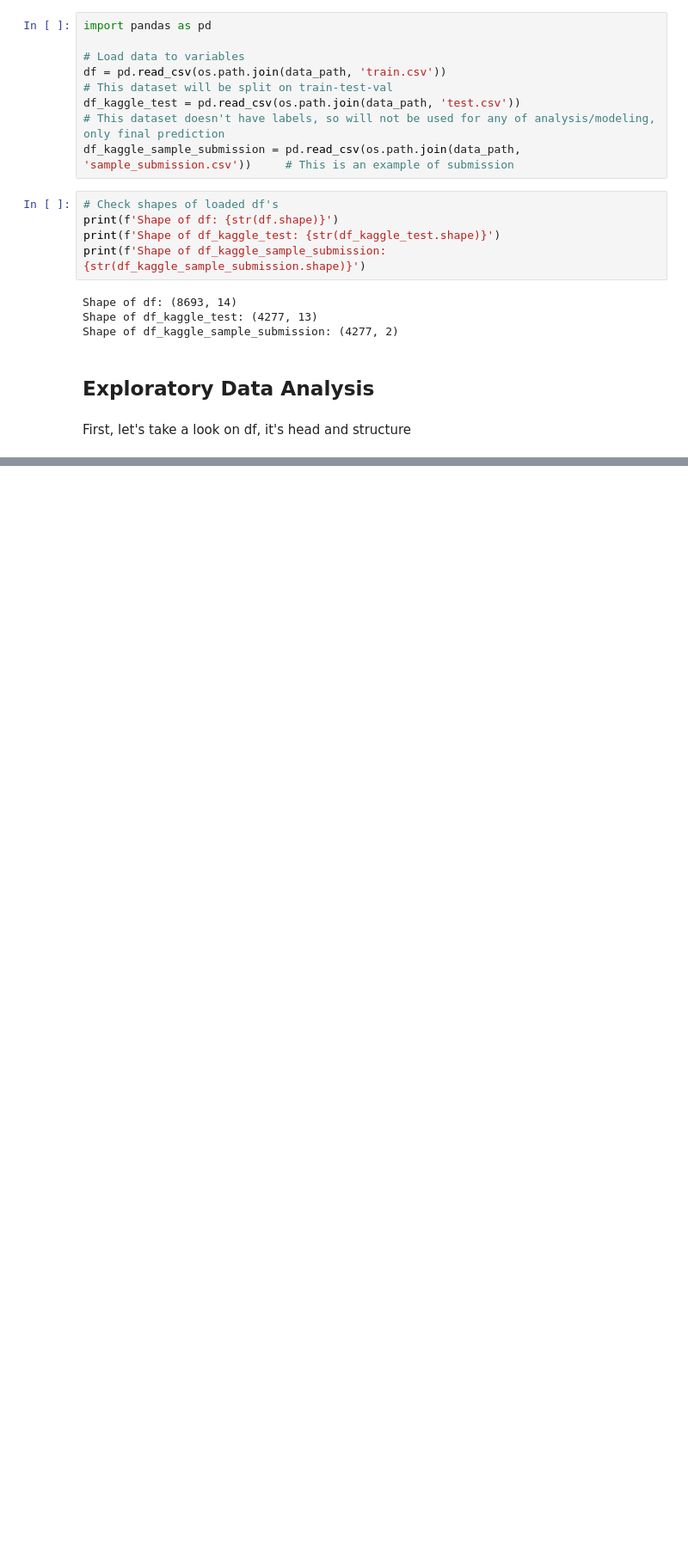
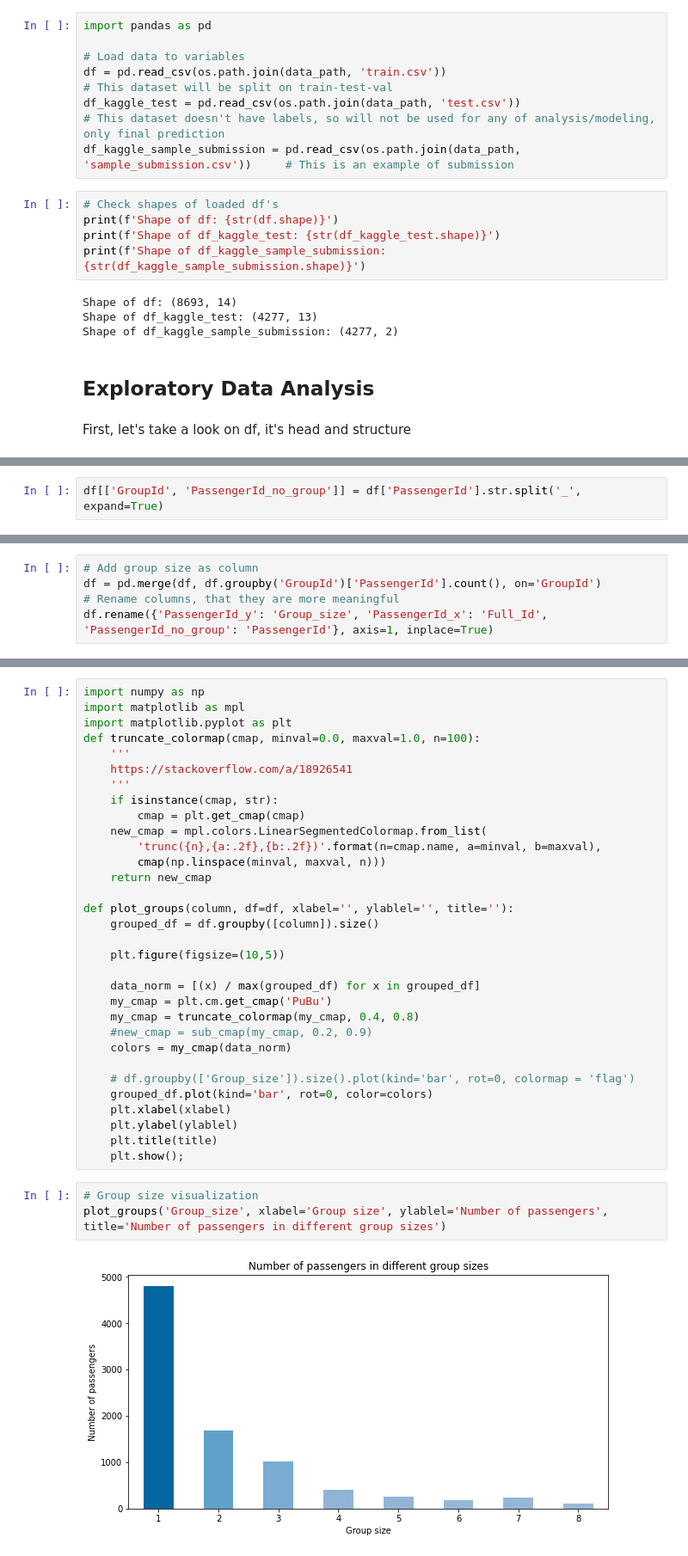
Before and after one commit to ParalogyX/spaceship_titanic, a Jupyter notebook: EDA.ipynb, the cells around one changed output, grey strips where cells are left out. Shown at 86% size. Drawn from its saved outputs; the diff is of its cells as text; blank space fills up the shorter version.

```diff
--- a/EDA.ipynb
+++ b/EDA.ipynb
@@ -99 +128,3 @@ df.head()
+# %%
+df[['GroupId', 'PassengerId_no_group']] = df['PassengerId'].str.split('_', expand=True)
 # %%
@@ -116,0 +149,5 @@ dtype: object
+# %%
+# Add group size as column
+df = pd.merge(df, df.groupby('GroupId')['PassengerId'].count(), on='GroupId')
+# Rename columns, that they are more meaningful
+df.rename({'PassengerId_y': 'Group_size', 'PassengerId_x': 'Full_Id', 'PassengerId_no_group': 'PassengerId'}, axis=1, inplace=True)
@@ -116,0 +163,37 @@ dtype: object
+# %%
+import numpy as np
+import matplotlib as mpl
+import matplotlib.pyplot as plt
+def truncate_colormap(cmap, minval=0.0, maxval=1.0, n=100):
+    '''
+    https://stackoverflow.com/a/18926541
+    '''
+    if isinstance(cmap, str):
+        cmap = plt.get_cmap(cmap)
+    new_cmap = mpl.colors.LinearSegmentedColormap.from_list(
+        'trunc({n},{a:.2f},{b:.2f})'.format(n=cmap.name, a=minval, b=maxval),
+        cmap(np.linspace(minval, maxval, n)))
+    return new_cmap
+
+def plot_groups(column, df=df, xlabel='', ylablel='', title=''):
+    grouped_df = df.groupby([column]).size()
+
+    plt.figure(figsize=(10,5))
+
+    data_norm = [(x) / max(grouped_df) for x in grouped_df]
+    my_cmap = plt.cm.get_cmap('PuBu')
+    my_cmap = truncate_colormap(my_cmap, 0.4, 0.8)
+    #new_cmap = sub_cmap(my_cmap, 0.2, 0.9)
+    colors = my_cmap(data_norm)
+
+    # df.groupby(['Group_size']).size().plot(kind='bar', rot=0, colormap = 'flag')
+    grouped_df.plot(kind='bar', rot=0, color=colors)
+    plt.xlabel(xlabel)
+    plt.ylabel(ylablel)
+    plt.title(title)
+    plt.show();
+# %%
+# Group size visualization
+plot_groups('Group_size', xlabel='Group size', ylablel='Number of passengers', title='Number of passengers in different group sizes')
+# %% [output]
+[figure, added]
```
Also changed, not shown: parts of 68 cells of this notebook.
